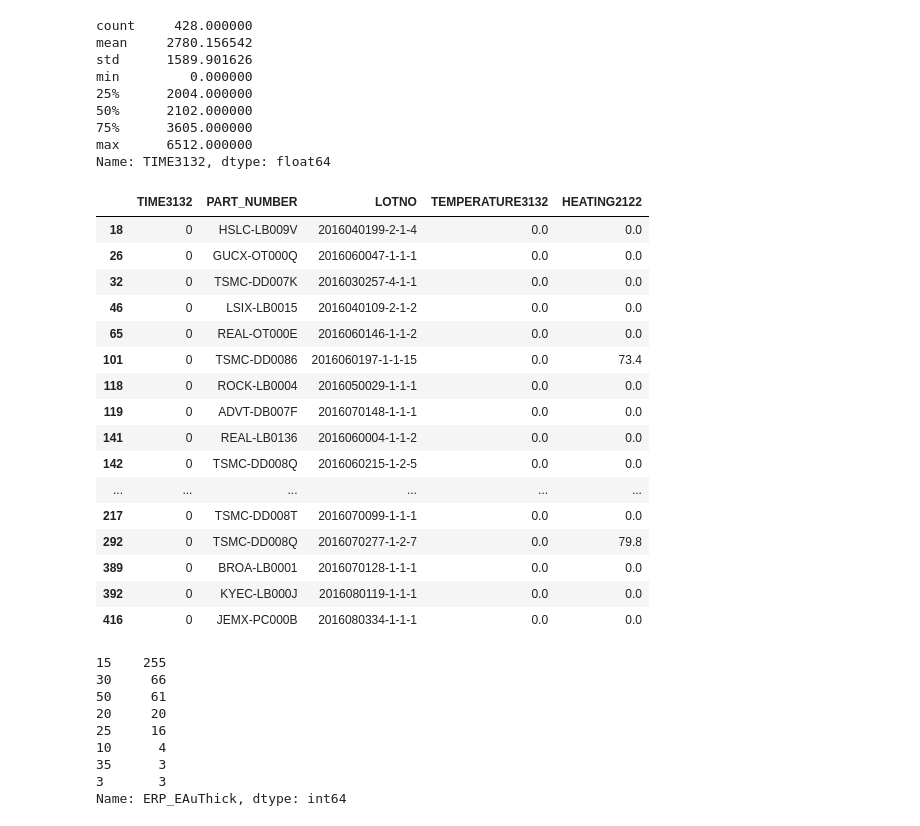
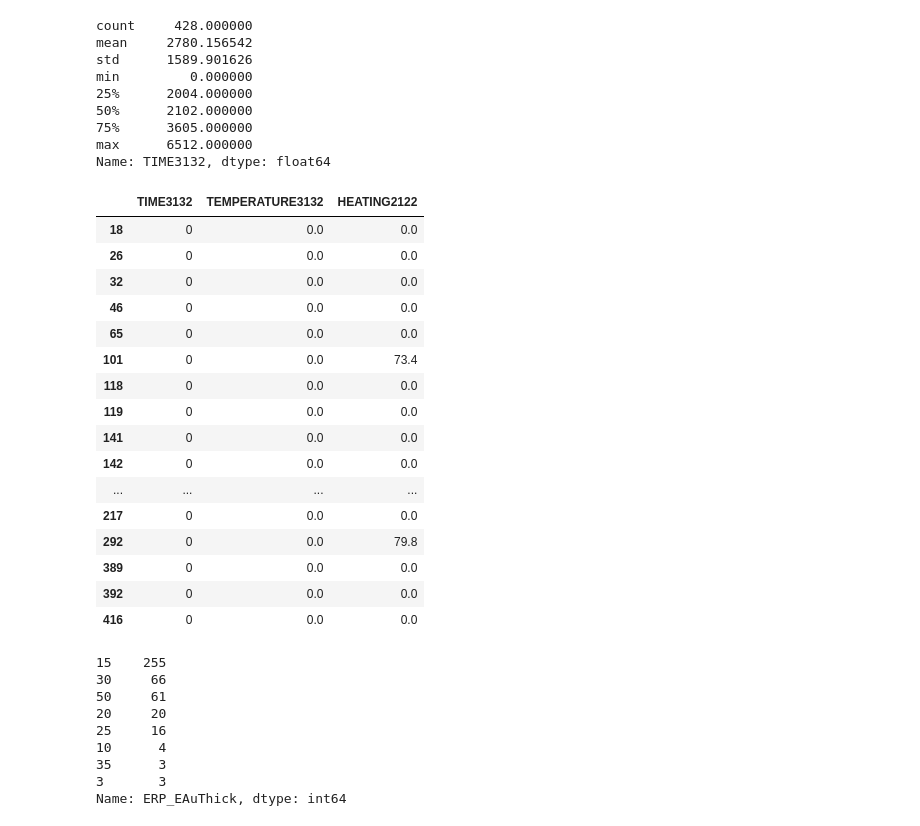
Before and after one commit to randomForester/Defect-detection, a Jupyter notebook: GroupBy/Data_Manipulation_Au_Thickness.ipynb, the cells around one changed output. Drawn from its saved outputs; the diff is of its cells as text; code cells hidden in the pictures.

```diff
--- a/GroupBy/Data_Manipulation_Au_Thickness.ipynb
+++ b/GroupBy/Data_Manipulation_Au_Thickness.ipynb
@@ -256,25 +232,25 @@ min         0.000000
 max      6512.000000
 Name: TIME3132, dtype: float64
 # %%
-df[['TIME3132','PART_NUMBER','LOTNO','TEMPERATURE3132','HEATING2122']][df.TIME3132 == 0]
+df[['TIME3132','TEMPERATURE3132','HEATING2122']][df.TIME3132 == 0]
 # %% [output]
-|  | TIME3132 | PART_NUMBER | LOTNO | TEMPERATURE3132 | HEATING2122 |
-| 18 | 0 | HSLC-LB009V | 2016040199-2-1-4 | 0.0 | 0.0 |
-| 26 | 0 | GUCX-OT000Q | 2016060047-1-1-1 | 0.0 | 0.0 |
-| 32 | 0 | TSMC-DD007K | 2016030257-4-1-1 | 0.0 | 0.0 |
-| 46 | 0 | LSIX-LB0015 | 2016040109-2-1-2 | 0.0 | 0.0 |
-| 65 | 0 | REAL-OT000E | 2016060146-1-1-2 | 0.0 | 0.0 |
-| 101 | 0 | TSMC-DD0086 | 2016060197-1-1-15 | 0.0 | 73.4 |
-| 118 | 0 | ROCK-LB0004 | 2016050029-1-1-1 | 0.0 | 0.0 |
-| 119 | 0 | ADVT-DB007F | 2016070148-1-1-1 | 0.0 | 0.0 |
-| 141 | 0 | REAL-LB0136 | 2016060004-1-1-2 | 0.0 | 0.0 |
-| 142 | 0 | TSMC-DD008Q | 2016060215-1-2-5 | 0.0 | 0.0 |
-| ... | ... | ... | ... | ... | ... |
-| 217 | 0 | TSMC-DD008T | 2016070099-1-1-1 | 0.0 | 0.0 |
-| 292 | 0 | TSMC-DD008Q | 2016070277-1-2-7 | 0.0 | 79.8 |
-| 389 | 0 | BROA-LB0001 | 2016070128-1-1-1 | 0.0 | 0.0 |
-| 392 | 0 | KYEC-LB000J | 2016080119-1-1-1 | 0.0 | 0.0 |
-| 416 | 0 | JEMX-PC000B | 2016080334-1-1-1 | 0.0 | 0.0 |
+|  | TIME3132 | TEMPERATURE3132 | HEATING2122 |
+| 18 | 0 | 0.0 | 0.0 |
+| 26 | 0 | 0.0 | 0.0 |
+| 32 | 0 | 0.0 | 0.0 |
+| 46 | 0 | 0.0 | 0.0 |
+| 65 | 0 | 0.0 | 0.0 |
+| 101 | 0 | 0.0 | 73.4 |
+| 118 | 0 | 0.0 | 0.0 |
+| 119 | 0 | 0.0 | 0.0 |
+| 141 | 0 | 0.0 | 0.0 |
+| 142 | 0 | 0.0 | 0.0 |
+| ... | ... | ... | ... |
+| 217 | 0 | 0.0 | 0.0 |
+| 292 | 0 | 0.0 | 79.8 |
+| 389 | 0 | 0.0 | 0.0 |
+| 392 | 0 | 0.0 | 0.0 |
+| 416 | 0 | 0.0 | 0.0 |
 # %%
 df['ERP_EAuThick'].value_counts()
 # %% [output]
```
Also changed, not shown: parts of 6 cells of this notebook.
